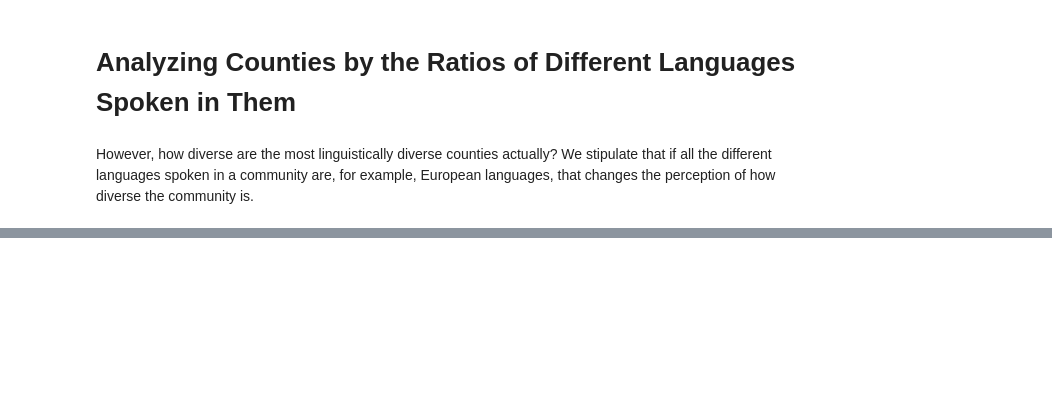
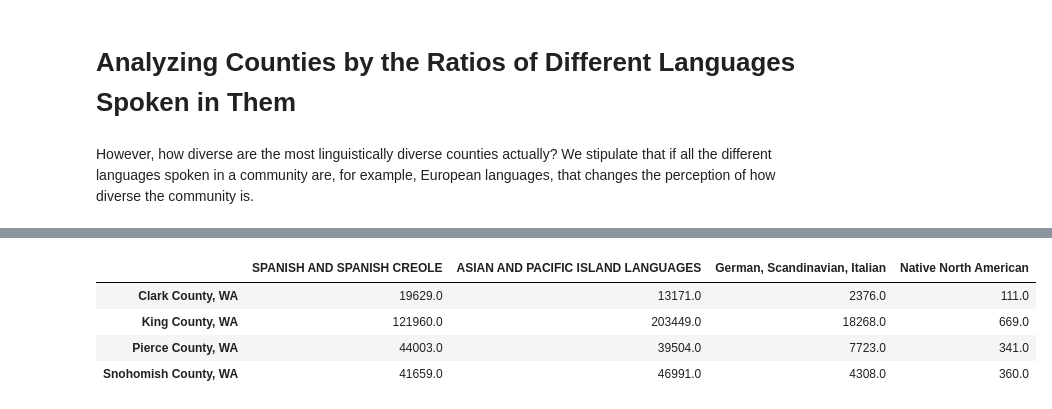
Before and after one commit to AllisonBusa/The-Mother-Tongue-of-US-Communities, a Jupyter notebook: Analysis-Copy1.ipynb, the cells around one changed output, grey strips where cells are left out. Cells and saved outputs as stored; diff of their text form; code cells hidden in the pictures; blank space fills up the shorter version.

```diff
--- a/Analysis-Copy1.ipynb
+++ b/Analysis-Copy1.ipynb
@@ -417,38 +395,0 @@ txtcounties2009 = "/home/alli/The-Mother-Tongue-of-US-Communities/raw_data/Langu
-# %%
-def createListofLanguageGroupsCounties(textfileName, arrayNames):
-    """
-    takes in census year and returns dataframe which contains language groups and corresponding number of respondents
-    who speak a language in the language group
-
-    column is included because on 2006 the column is "Number of speakers" but on 2009, it's "Number of speakers1"
-    """
-
-    if textfileName == txtfile2009:
-         languagegroupstolookfor = ["SPANISH AND SPANISH CREOLE", ".Italian","..German", ".Scandinavian languages",
-                              "ASIAN AND PACIFIC ISLAND LANGUAGES",".Navajo", ".Other Native North American languages"]
-    elif textfileName == txtfile2006:
-        languagegroupstolookfor = ["\nSPANISH AND SPANISH CREOLE", ".Italian",".German", ".Scandinavian languages",
-                                  "\nASIAN AND PACIFIC ISLAND LANGUAGES",".Navajo", ".Other Native North American languages"]
-
-    x1 = pd.ExcelFile(textfileName)
-    sheetnames = x1.sheet_names
-    for sheet in sheetnames:
-        if any(x in sheet for x in arrayNames):
-        languagesperState = pd.DataFrame(np.nan, index=np.array(arrayNames), columns=np.array(languagegroupstolookfor)) #row index will be language and column index will be column index
-
-        languageGroups = ["German, Scandinavian, Italian", "Spanish", "North American Languages", "Asian and Pacific Island Languages" ]
-
-        for area in arrayNames:
-
-            df = pd.read_excel(textfileName, area, skiprows=[0,1,2,3]).dropna()
-
-            for language in languagegroupstolookfor:
-
-                try:
-                    num = df[df['Unnamed: 0']==language]["Number of speakers1"].item() #select row from langauges column which has certain language
-                except:
-                    num = 0
-                languagesperState.loc[area, language] = num
-
-
-    return languagesperState
@@ -454,0 +416,8 @@ def createListofLanguageGroupsCounties(textfileName, arrayNames):
+# %%
+createListofLanguageGroupsCounties(["WA"])
+# %% [output]
+|  | SPANISH AND SPANISH CREOLE | ASIAN AND PACIFIC ISLAND LANGUAGES | German, Scandinavian, Italian | Native North American |
+| Clark County, WA | 19629.0 | 13171.0 | 2376.0 | 111.0 |
+| King County, WA | 121960.0 | 203449.0 | 18268.0 | 669.0 |
+| Pierce County, WA | 44003.0 | 39504.0 | 7723.0 | 341.0 |
+| Snohomish County, WA | 41659.0 | 46991.0 | 4308.0 | 360.0 |
```
Also changed, not shown: parts of 23 cells of this notebook, 1 other file.
